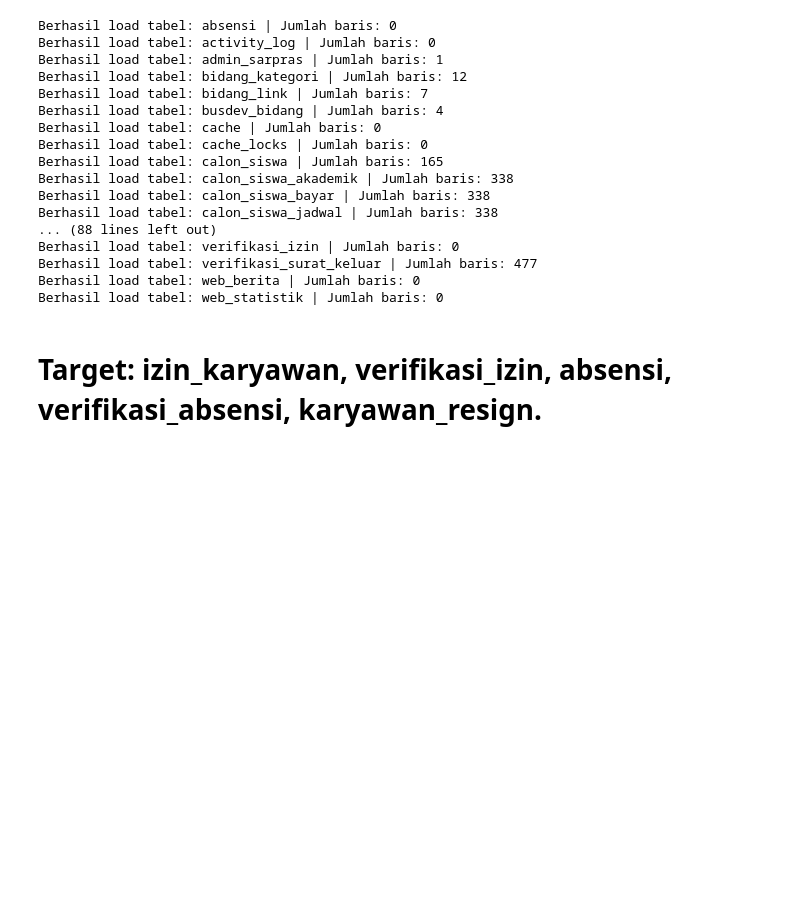
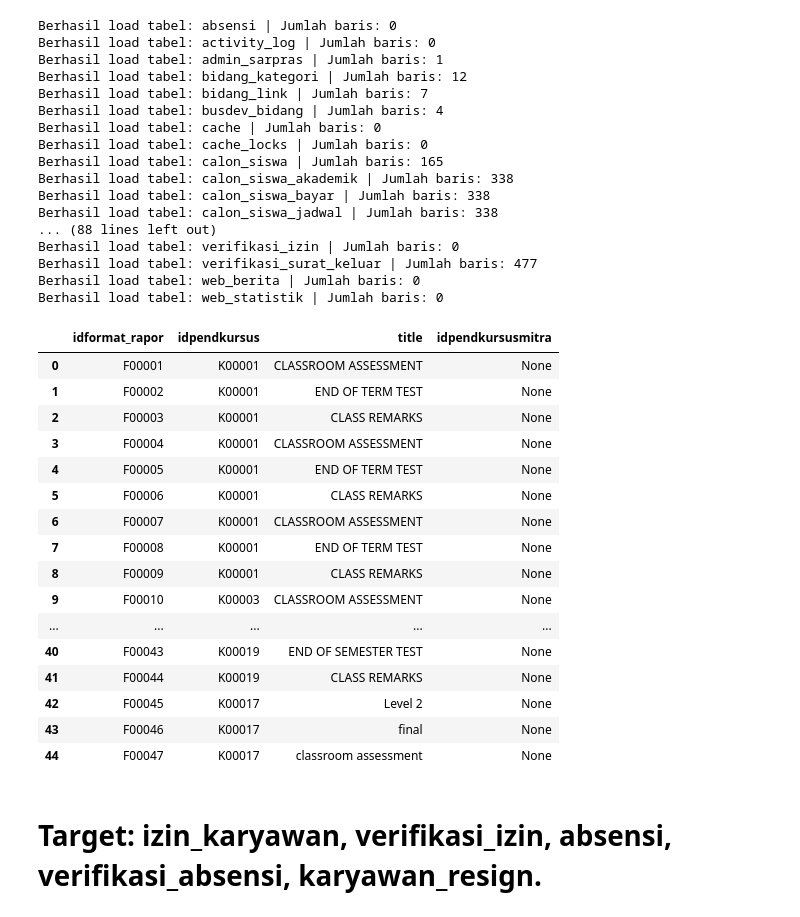
Before and after one commit to umamhaniff/DB_Migration_Leap, a Jupyter notebook: fase_4/script_cimut.ipynb, the cells around one changed output. Saved outputs shown, nothing was run; the diff lists cells and outputs as text; code cells hidden in the pictures; blank space fills up the shorter version.

```diff
--- a/fase_4/script_cimut.ipynb
+++ b/fase_4/script_cimut.ipynb
@@ -109,6 +109,26 @@ Berhasil load tabel: verifikasi_izin | Jumlah baris: 0
 Berhasil load tabel: verifikasi_surat_keluar | Jumlah baris: 477
 Berhasil load tabel: web_berita | Jumlah baris: 0
 Berhasil load tabel: web_statistik | Jumlah baris: 0
+# %%
+display(df_old['format_rapor'])
+# %% [output]
+|  | idformat_rapor | idpendkursus | title | idpendkursusmitra |
+| 0 | F00001 | K00001 | CLASSROOM ASSESSMENT | None |
+| 1 | F00002 | K00001 | END OF TERM TEST | None |
+| 2 | F00003 | K00001 | CLASS REMARKS | None |
+| 3 | F00004 | K00001 | CLASSROOM ASSESSMENT | None |
+| 4 | F00005 | K00001 | END OF TERM TEST | None |
+| 5 | F00006 | K00001 | CLASS REMARKS | None |
+| 6 | F00007 | K00001 | CLASSROOM ASSESSMENT | None |
+| 7 | F00008 | K00001 | END OF TERM TEST | None |
+| 8 | F00009 | K00001 | CLASS REMARKS | None |
+| 9 | F00010 | K00003 | CLASSROOM ASSESSMENT | None |
+| ... | ... | ... | ... | ... |
+| 40 | F00043 | K00019 | END OF SEMESTER TEST | None |
+| 41 | F00044 | K00019 | CLASS REMARKS | None |
+| 42 | F00045 | K00017 | Level 2 | None |
+| 43 | F00046 | K00017 | final | None |
+| 44 | F00047 | K00017 | classroom assessment | None |
 # %% [markdown]
 # Target: izin_karyawan, verifikasi_izin, absensi, verifikasi_absensi, karyawan_resign.
 # %%
```
Also changed, not shown: parts of 1 cell of this notebook, 7 other files.
